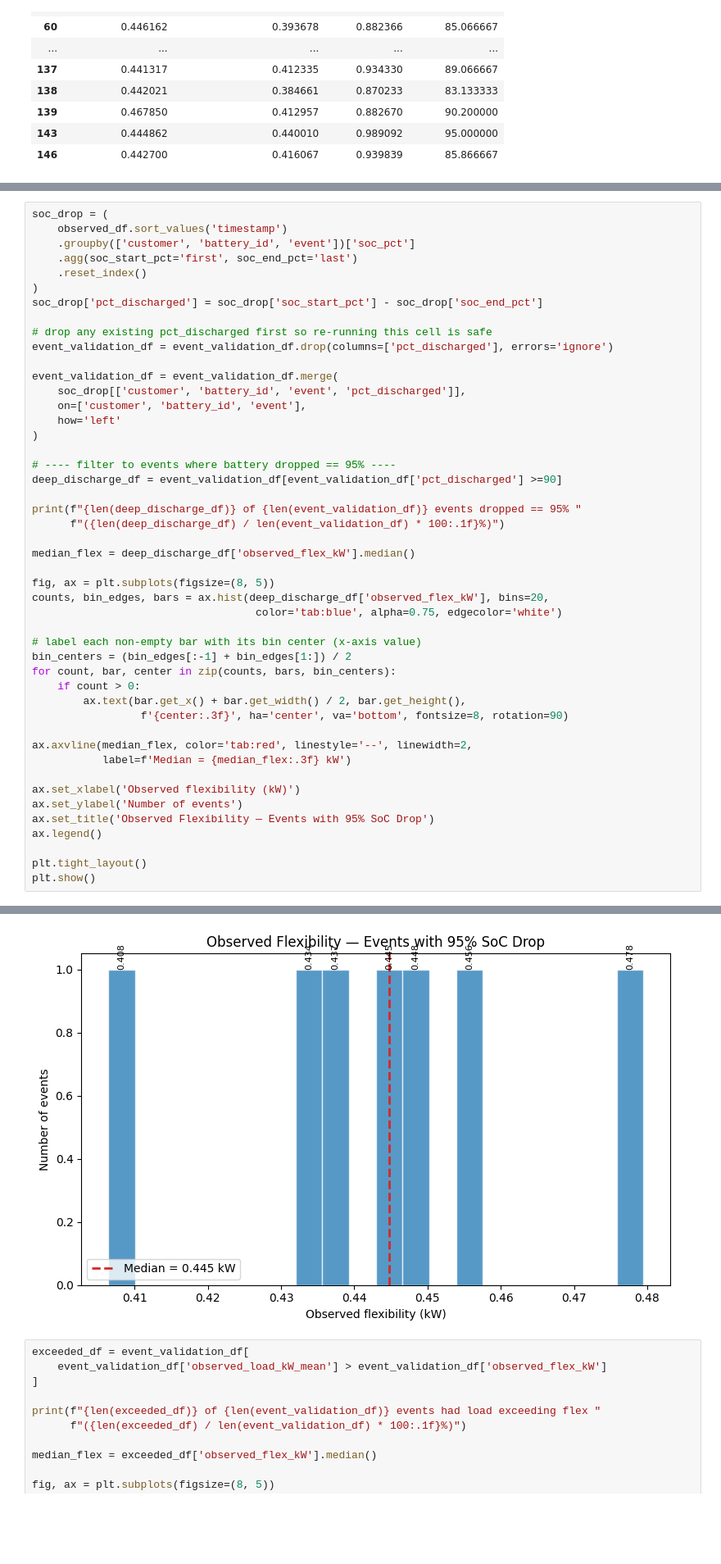
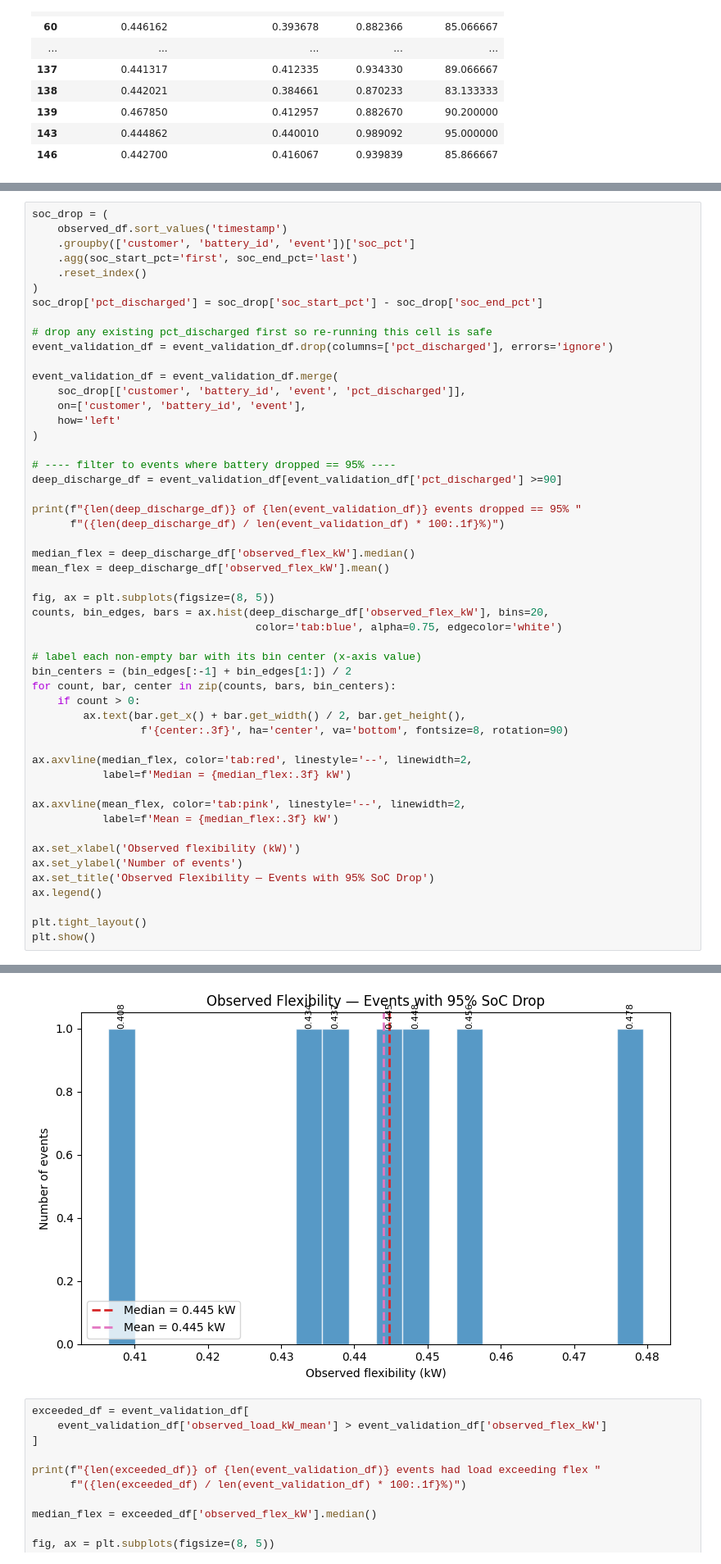
Before and after one commit to alexnathanson/TEA_AggregatedOffGridPVPowerStations, a Jupyter notebook: model_v5-2-validation.ipynb, the cells around one changed output, grey strips where cells are left out. Shown at 82% size. Saved outputs shown, nothing was run; the diff lists cells and outputs as text; blank space fills up the shorter version.

```diff
--- a/model_v5-2-validation.ipynb
+++ b/model_v5-2-validation.ipynb
@@ -838,34 +856,38 @@ event_validation_df = event_validation_df.merge(
 deep_discharge_df = event_validation_df[event_validation_df['pct_discharged'] >=90]
 
 print(f"{len(deep_discharge_df)} of {len(event_validation_df)} events dropped == 95% "
       f"({len(deep_discharge_df) / len(event_validation_df) * 100:.1f}%)")
 
 median_flex = deep_discharge_df['observed_flex_kW'].median()
+mean_flex = deep_discharge_df['observed_flex_kW'].mean()
 
 fig, ax = plt.subplots(figsize=(8, 5))
 counts, bin_edges, bars = ax.hist(deep_discharge_df['observed_flex_kW'], bins=20,
                                    color='tab:blue', alpha=0.75, edgecolor='white')
 
 # label each non-empty bar with its bin center (x-axis value)
 bin_centers = (bin_edges[:-1] + bin_edges[1:]) / 2
 for count, bar, center in zip(counts, bars, bin_centers):
     if count > 0:
         ax.text(bar.get_x() + bar.get_width() / 2, bar.get_height(),
                  f'{center:.3f}', ha='center', va='bottom', fontsize=8, rotation=90)
 
 ax.axvline(median_flex, color='tab:red', linestyle='--', linewidth=2,
            label=f'Median = {median_flex:.3f} kW')
 
+ax.axvline(mean_flex, color='tab:pink', linestyle='--', linewidth=2,
+           label=f'Mean = {median_flex:.3f} kW')
+
 ax.set_xlabel('Observed flexibility (kW)')
 ax.set_ylabel('Number of events')
 ax.set_title('Observed Flexibility — Events with 95% SoC Drop')
 ax.legend()
 
 plt.tight_layout()
 plt.show()
 # %% [output]
 7 of 150 events dropped == 95% (4.7%)
-[figure, old version]
+[figure, new version]
 # %%
 exceeded_df = event_validation_df[
     event_validation_df['observed_load_kW_mean'] > event_validation_df['observed_flex_kW']
```
Also changed, not shown: parts of 12 cells of this notebook, 18 other files.
